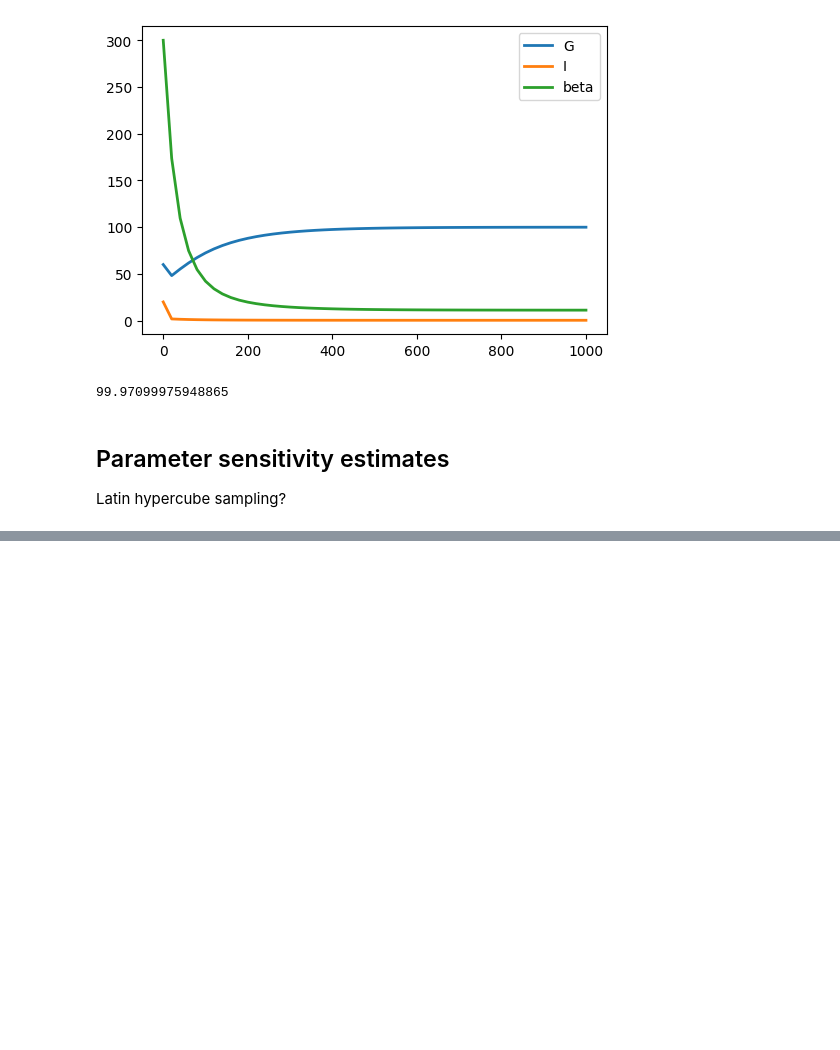
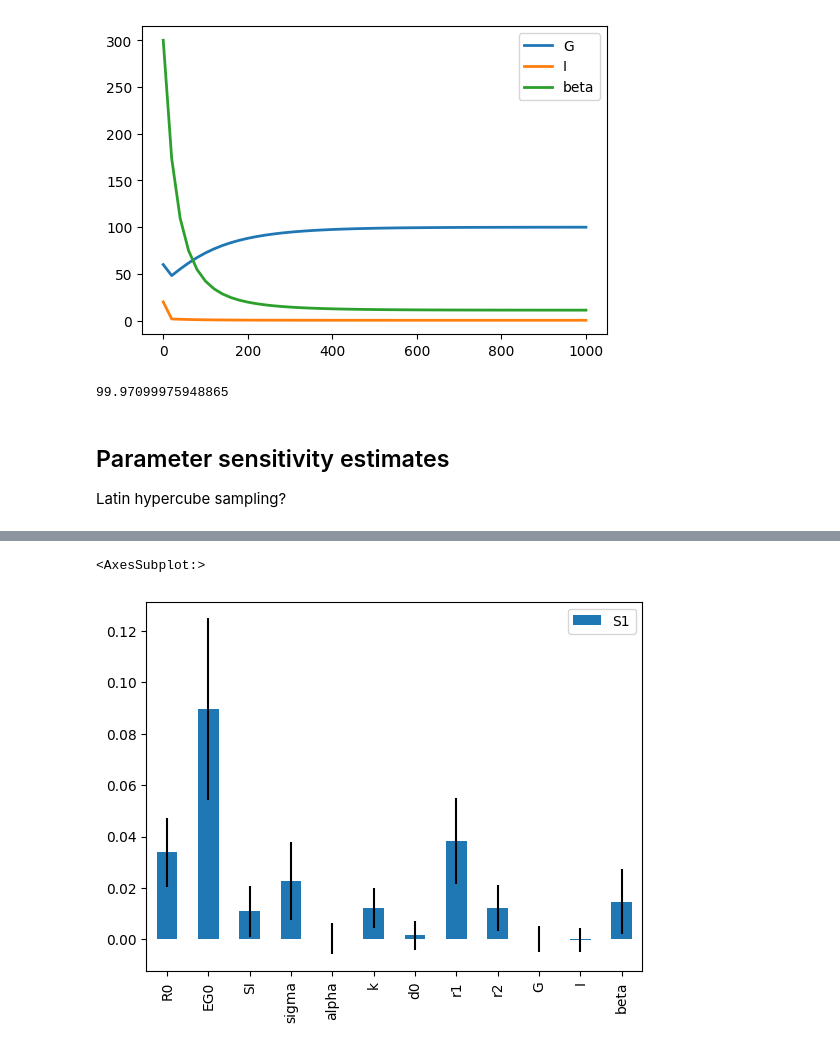
Before and after one commit to yjzhang/t2d_models, a Jupyter notebook: topp_2000.ipynb, the cells around one changed output, grey strips where cells are left out. Saved outputs shown, nothing was run; the diff lists cells and outputs as text; code cells hidden in the pictures; blank space fills up the shorter version.

```diff
--- a/topp_2000.ipynb
+++ b/topp_2000.ipynb
@@ -188,0 +289,4 @@ df
+# %%
+X = latin.sample(problem, 3000)
+# %%
+Y = topp_2000_evaluate(X)
@@ -188,0 +295,7 @@ df
+# %%
+Si_rbd_fast = rbd_fast.analyze(problem, X, Y[:, 0])
+# %%
+Si_rbd_fast.plot()
+# %% [output]
+<AxesSubplot:>
+[figure, added]
```
Also changed, not shown: parts of 47 cells of this notebook.
